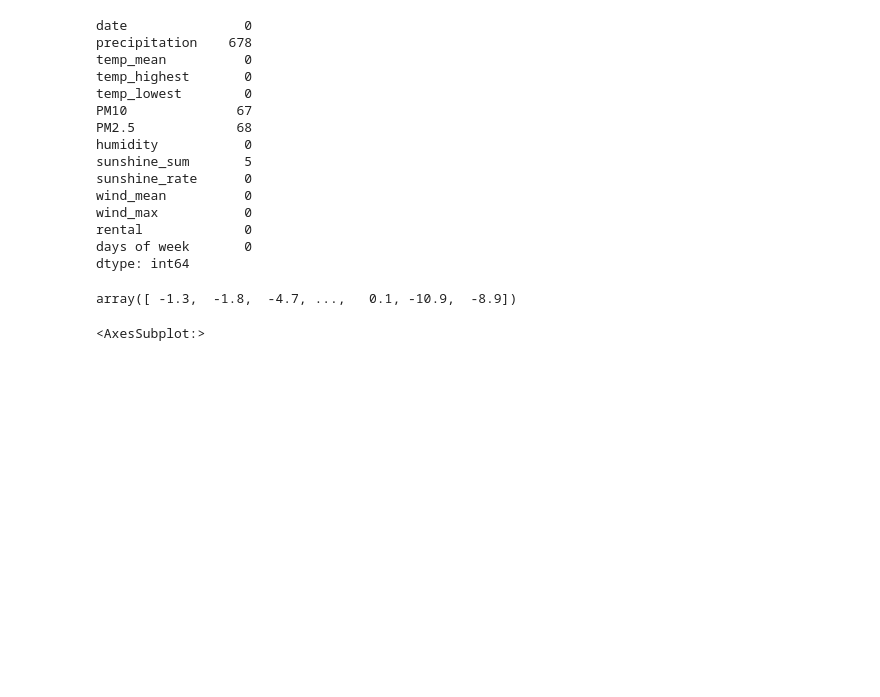
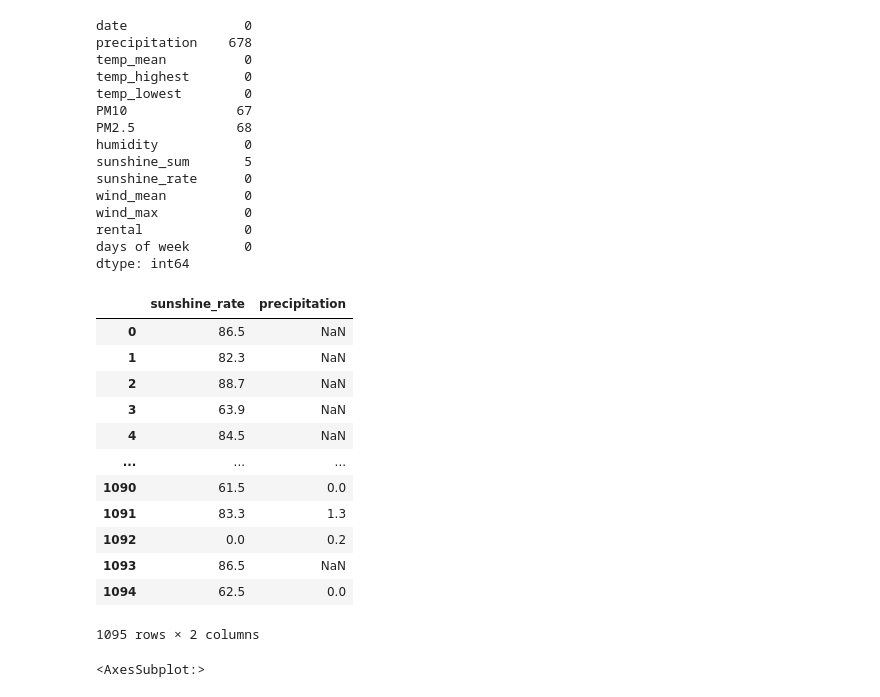
Before and after one commit to ParkJun-Yeong/2022DACON-bike, a Jupyter notebook: preprocessing.ipynb, the cells around one changed output. Drawn from its saved outputs; the diff is of its cells as text; code cells hidden in the pictures; blank space fills up the shorter version.

```diff
--- a/preprocessing.ipynb
+++ b/preprocessing.ipynb
@@ -138,10 +167,22 @@ wind_max           0
 rental             0
 days of week       0
 dtype: int64
-# %%
-df['temp_mean'].values
-# %% [output]
-array([ -1.3,  -1.8,  -4.7, ...,   0.1, -10.9,  -8.9])
+# %%
+df[['sunshine_rate', 'precipitation']] # I think It has very significant relation between sunshine_rate and precipitation
+# %% [output]
+|  | sunshine_rate | precipitation |
+| 0 | 86.5 | NaN |
+| 1 | 82.3 | NaN |
+| 2 | 88.7 | NaN |
+| 3 | 63.9 | NaN |
+| 4 | 84.5 | NaN |
+| ... | ... | ... |
+| 1090 | 61.5 | 0.0 |
+| 1091 | 83.3 | 1.3 |
+| 1092 | 0.0 | 0.2 |
+| 1093 | 86.5 | NaN |
+| 1094 | 62.5 | 0.0 |
+1095 rows × 2 columns
 # %%
 df.plot(y = 'precipitation')
 df.plot(y='rental')
```
Also changed, not shown: parts of 5 cells of this notebook.
